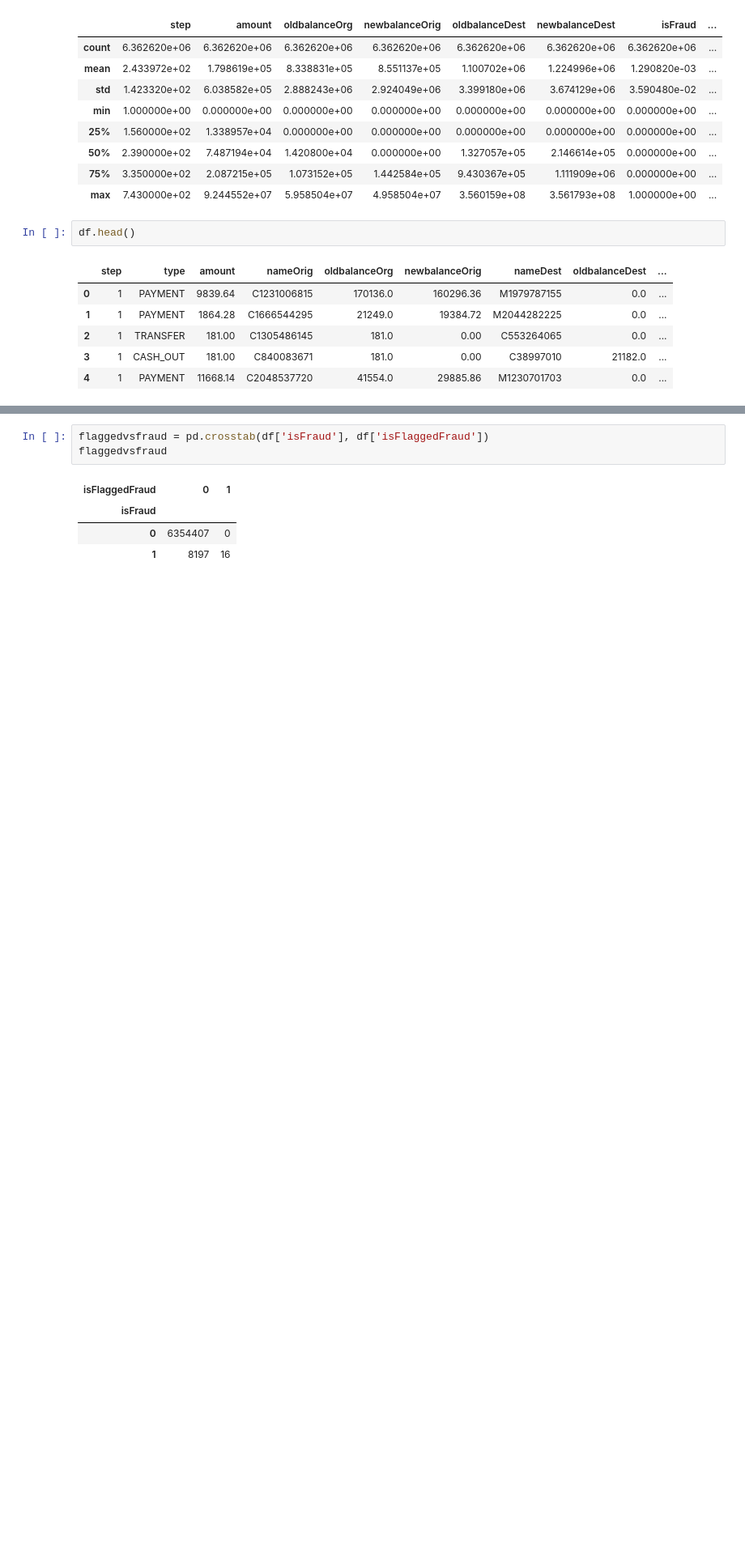
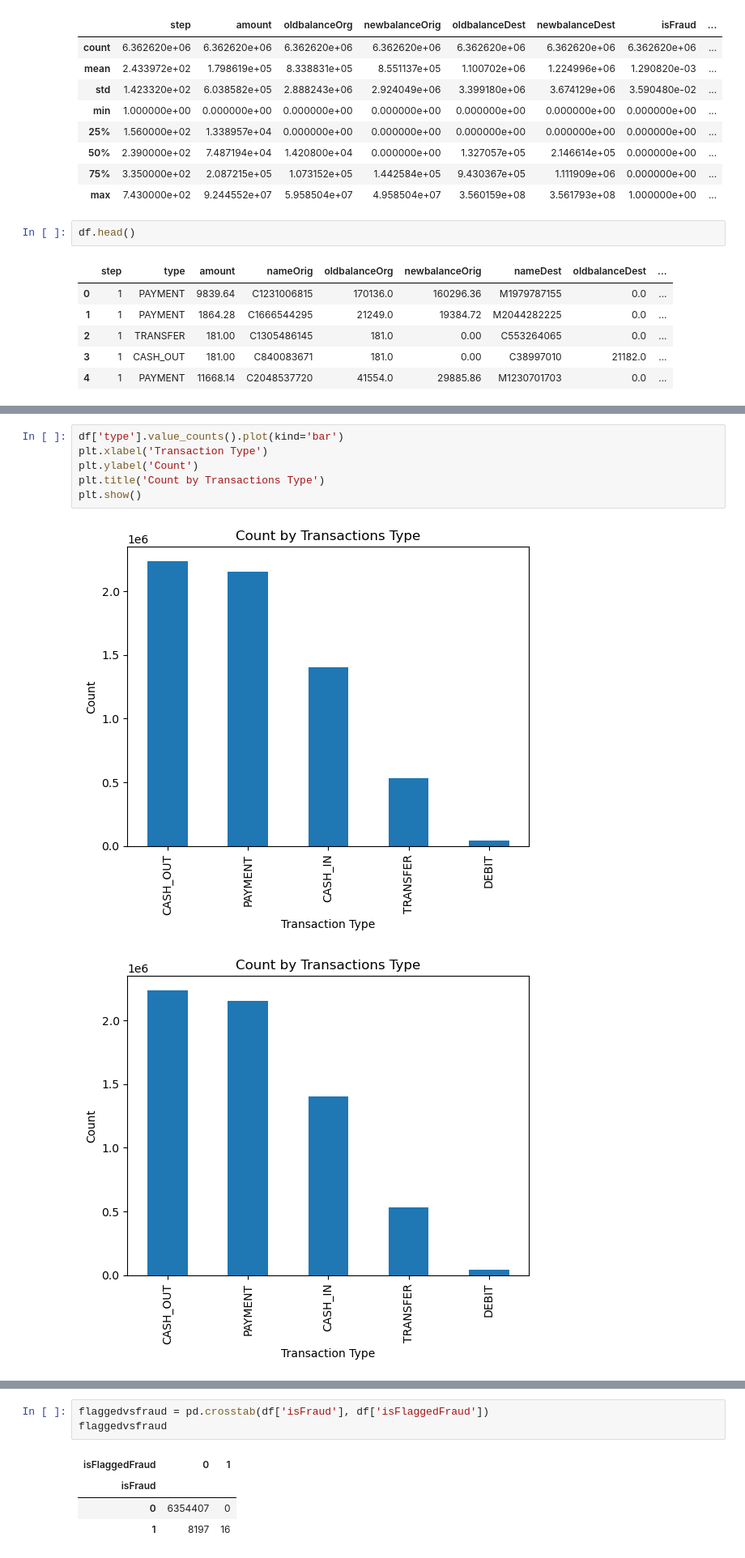
Before and after one commit to Sheryl122/Financial-Fraud-Analysis, a Jupyter notebook: code/eda.ipynb, the cells around one changed output, grey strips where cells are left out. Shown at 81% size. Drawn from its saved outputs; the diff is of its cells as text; blank space fills up the shorter version.

```diff
--- a/code/eda.ipynb
+++ b/code/eda.ipynb
@@ -46,0 +54,9 @@ df.head()
+# %%
+df['type'].value_counts().plot(kind='bar')
+plt.xlabel('Transaction Type')
+plt.ylabel('Count')
+plt.title('Count by Transactions Type')
+plt.show()
+# %% [output]
+[figure, added]
+[figure, added]
```
Also changed, not shown: parts of 8 cells of this notebook.
